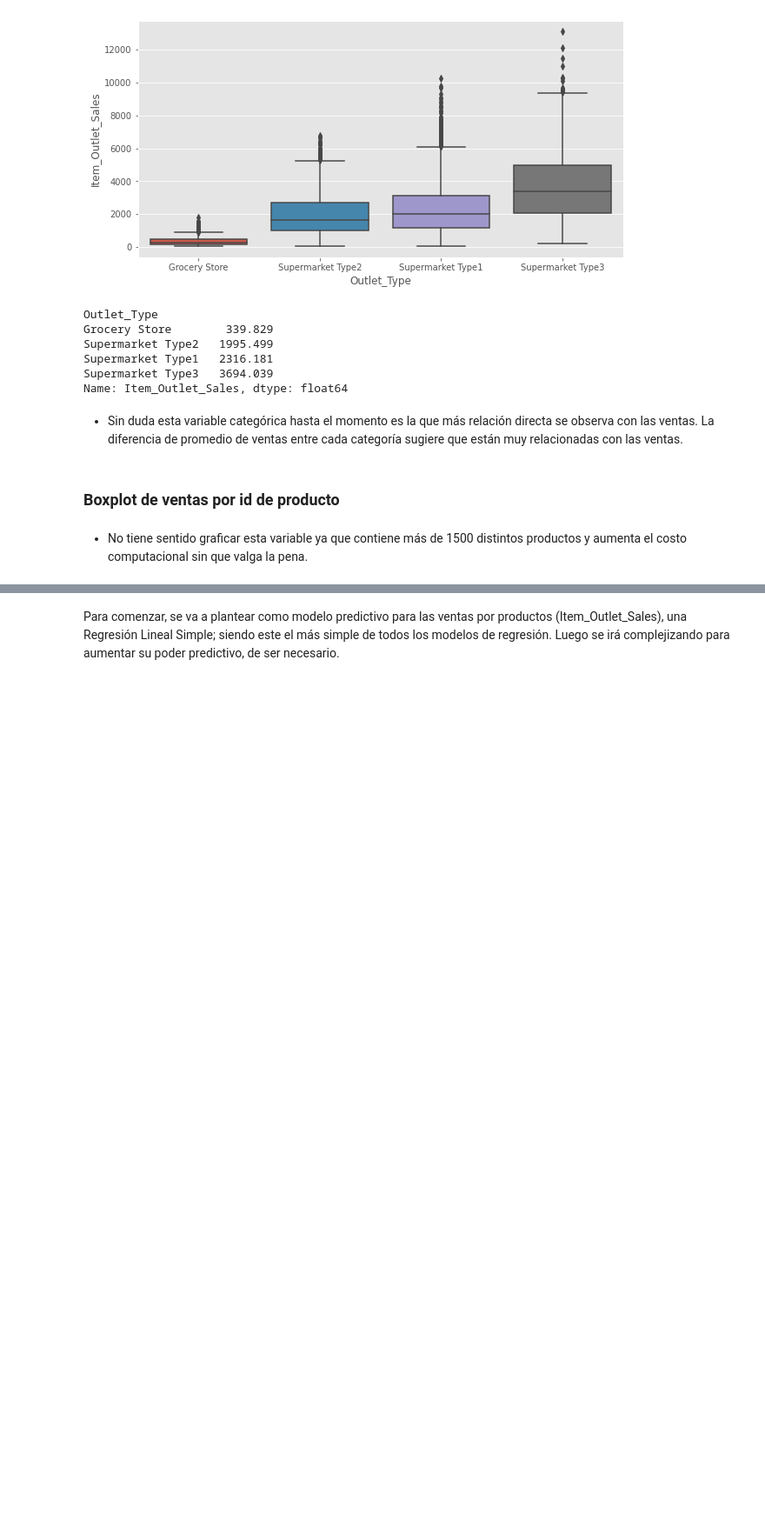
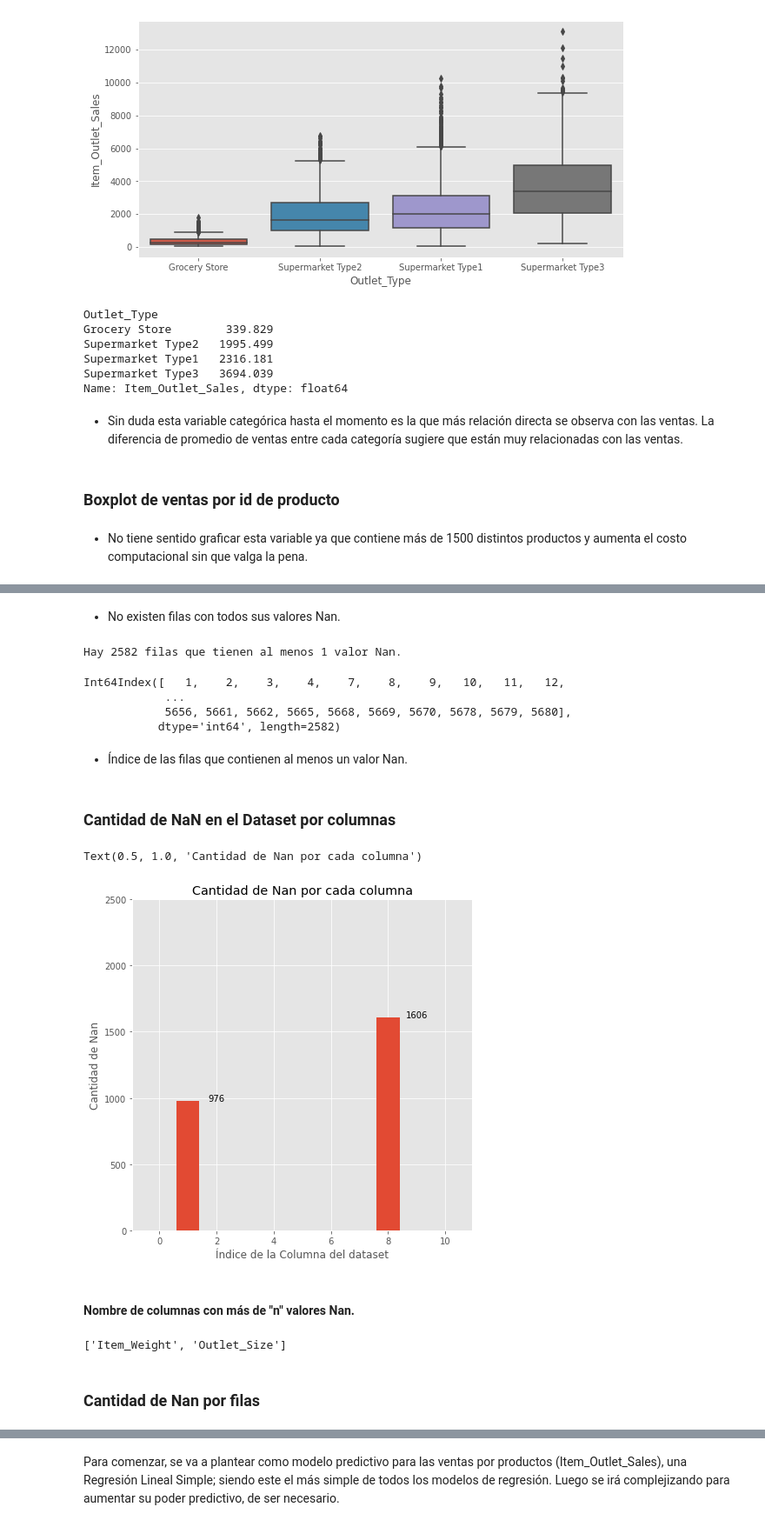
Before and after one commit to Lautar0911/Datasets-Curso-ML, a Jupyter notebook: Challenge_Pi_Consulting_completo.ipynb, the cells around one changed output, grey strips where cells are left out. Shown at 87% size. Drawn from its saved outputs; the diff is of its cells as text; code cells hidden in the pictures; blank space fills up the shorter version.

```diff
--- a/Challenge_Pi_Consulting_completo.ipynb
+++ b/Challenge_Pi_Consulting_completo.ipynb
@@ -692,0 +759,52 @@ Name: Item_Outlet_Sales, dtype: float64
+# %% [markdown]
+- No existen filas con todos sus valores Nan.
+# %%
+print("Hay {} filas que tienen al menos 1 valor Nan.".format(len(df_test[df_test.isnull().any(axis=1)])))
+# %% [output]
+Hay 2582 filas que tienen al menos 1 valor Nan.
+# %%
+df_test[df_test.isnull().any(axis=1)].index
+# %% [output]
+Int64Index([   1,    2,    3,    4,    7,    8,    9,   10,   11,   12,
+            ...
+            5656, 5661, 5662, 5665, 5668, 5669, 5670, 5678, 5679, 5680],
+           dtype='int64', length=2582)
+# %% [markdown]
+- Índice de las filas que contienen al menos un valor Nan.
+# %% [markdown]
+### Cantidad de NaN en el Dataset por columnas
+# %%
+x00 = []
+y00 = []
+for j in range(len(df_test.columns)):
+  y_cant = len(df_test) - (df_test[df_test.columns.values[j]].isnull().value_counts()[0])
+  x_name = j
+  x00.append(x_name)
+  y00.append(y_cant)
+plt.figure(figsize=(7,7))
+plt.bar(x00,y00)
+def add_value_label(x,y):
+    for i in range(1, len(x00)+1):
+        if y[i-1] > 10:
+          plt.text(i,y[i-1],y[i-1], horizontalalignment='center')
+add_value_label(x00,y00)
+plt.xlabel("Índice de la Columna del dataset")
+plt.ylabel("Cantidad de Nan")
+plt.ylim(0, 2500)
+plt.title("Cantidad de Nan por cada columna")
+# %% [output]
+Text(0.5, 1.0, 'Cantidad de Nan por cada columna')
+[figure, added]
+# %% [markdown]
+#### Nombre de columnas con más de "n" valores Nan.
+# %%
+n = 10 # limite de corte de cantidad de Nan
+labels00 = []
+for j in range(len(y00)):
+  if y00[j] > n:
+    labels00.append(df_test.columns.values[j])
+print(labels00)
+# %% [output]
+['Item_Weight', 'Outlet_Size']
+# %% [markdown]
+### Cantidad de Nan por filas
```
Also changed, not shown: parts of 105 cells of this notebook.
